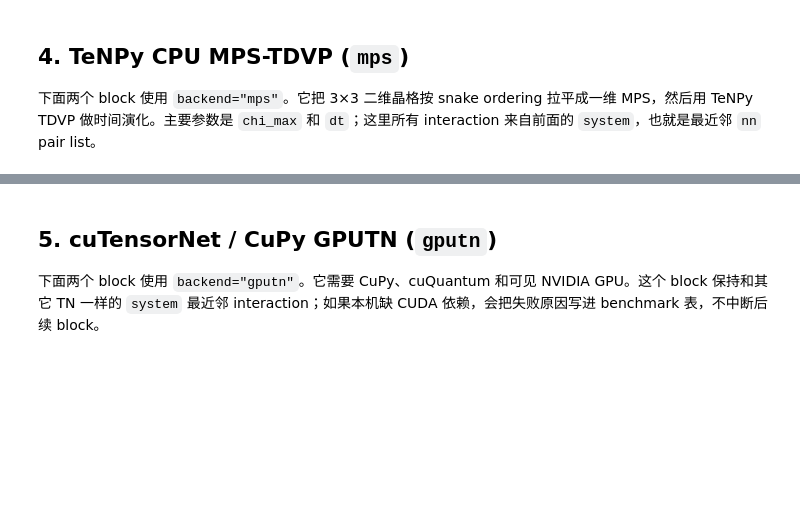
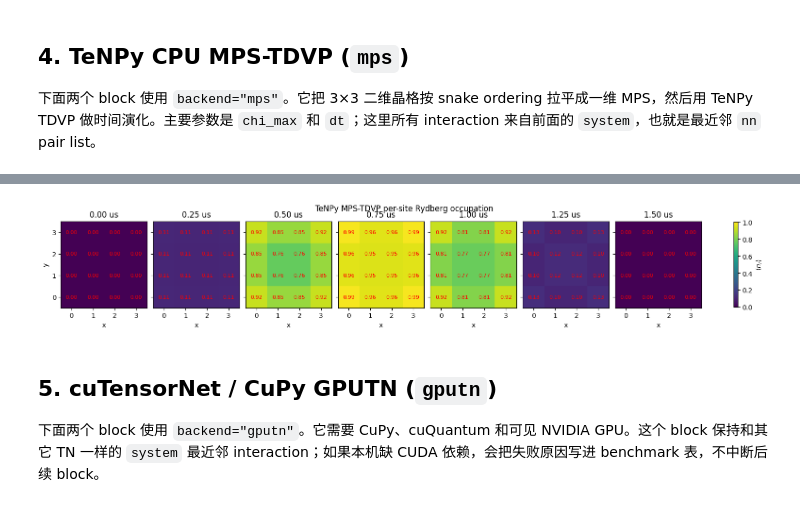
Before and after one commit to ChanceSiyuan/Ryd-gate-modeling, a Jupyter notebook: scripts/notebooks/run_quench_benchmark.ipynb, the cells around one changed output, grey strips where cells are left out. Cells and saved outputs as stored; diff of their text form; code cells hidden in the pictures; blank space fills up the shorter version.

```diff
--- a/scripts/notebooks/run_quench_benchmark.ipynb
+++ b/scripts/notebooks/run_quench_benchmark.ipynb
@@ -273,31 +238,33 @@ except Exception as exc:
 # %%
 # 4b. 每个时刻的 3x3 Rydberg occupation color map：使用当前算法的逐格点 <n_r_i>。
 if tenpy_n_i is None:
     print("mps has no successful data to plot.")
 else:
     fig_h, axes_h = plt.subplots(1, len(t_eval), figsize=(2.2 * len(t_eval), 2.5), constrained_layout=True)
     axes_h = np.atleast_1d(axes_h)
 
     for ax_h, t, occ in zip(axes_h, res_tenpy.times, tenpy_n_i):
         grid = occ.reshape(Lx, Ly)
         im = ax_h.imshow(grid.T, origin="lower", vmin=0.0, vmax=1.0, cmap="viridis")
         ax_h.set_title(f"{t * 1e6:.2f} us")
         ax_h.set_xticks(range(Lx))
         ax_h.set_yticks(range(Ly))
         ax_h.set_xlabel("x")
         if ax_h is axes_h[0]:
             ax_h.set_ylabel("y")
         else:
             ax_h.set_yticklabels([])
         for ix in range(Lx):
             for iy in range(Ly):
                 val = grid[ix, iy]
-                txt_color = "white" if val > 0.55 else "black"
+                txt_color = "red"
                 ax_h.text(ix, iy, f"{val:.2f}", ha="center", va="center", color=txt_color, fontsize=8)
 
     fig_h.colorbar(im, ax=axes_h, shrink=0.82, label=r"$\langle n_r \rangle$")
     fig_h.suptitle("TeNPy MPS-TDVP per-site Rydberg occupation", y=1.05)
     plt.show()
+# %% [output]
+[figure, added]
 # %% [markdown]
 ## 5. cuTensorNet / CuPy GPUTN (`gputn`)
 
```
Also changed, not shown: parts of 17 cells of this notebook.
